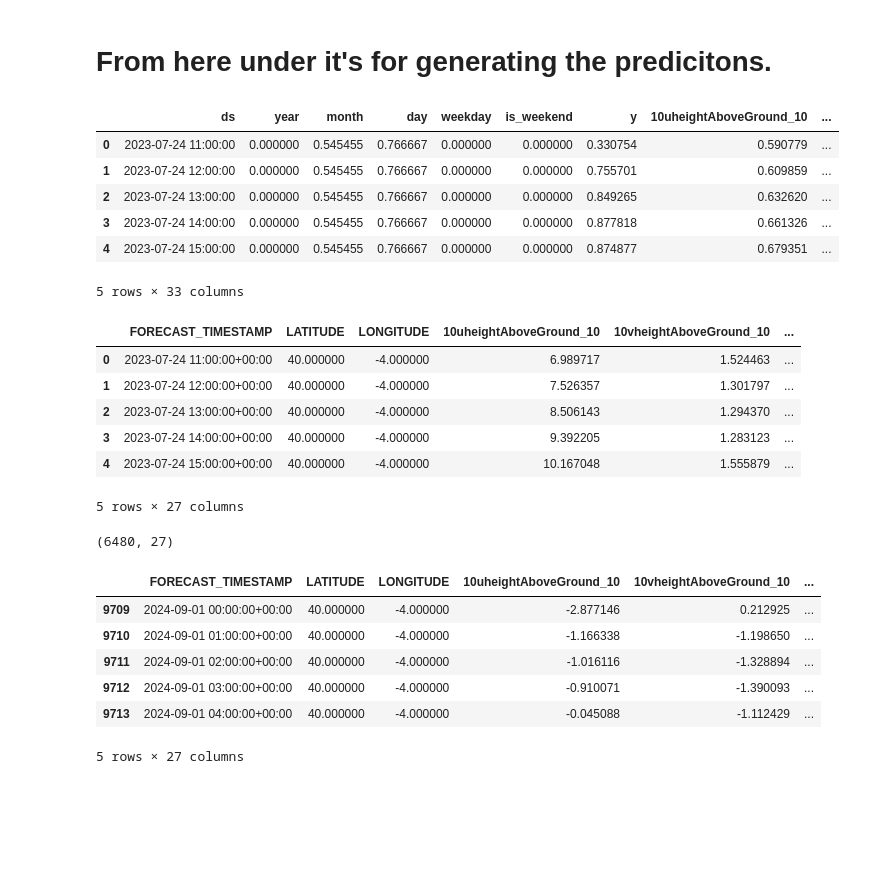
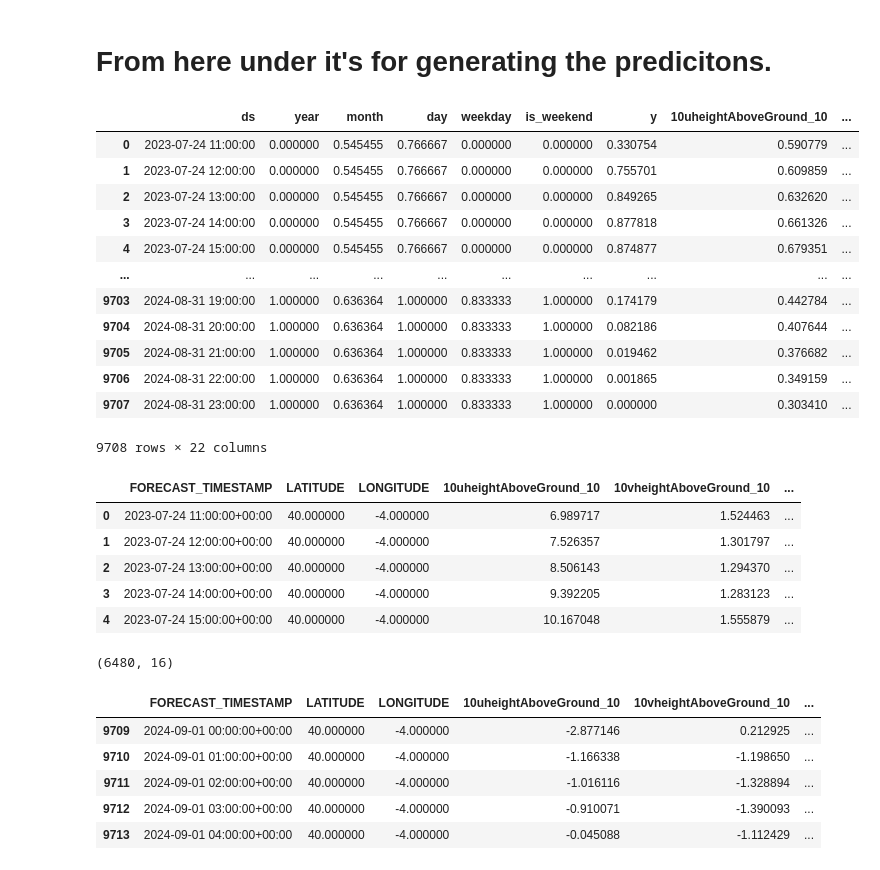
Before and after one commit to Daryox/Repsol-Datathon, a Jupyter notebook: generationLSTM.ipynb, the cells around one changed output. Cells and saved outputs as stored; diff of their text form; code cells hidden in the pictures; blank space fills up the shorter version.

```diff
--- a/generationLSTM.ipynb
+++ b/generationLSTM.ipynb
@@ -53,3 +49,11 @@ generation
 generation.shape
 # %% [output]
 (9708, 8)
+# %%
+# Add lagged columns
+generation['y_lag_6'] = generation['y'].shift(6)
+generation['y_lag_12'] = generation['y'].shift(12)
+generation['y_lag_24'] = generation['y'].shift(24)
+
+# Display the updated DataFrame
+generation.head(30)  # Display the first 30 rows to see the lagged values
@@ -67,3 +103,5 @@ len(meteo["FORECAST_TIMESTAMP"].unique())
+# %%
+meteo.drop(columns=["uheightAboveGround_80","vheightAboveGround_80","presheightAboveGround_80", "qheightAboveGround_80","theightAboveGround_80", "tsurface_0","pwatatmosphereSingleLayer_0", "2theightAboveGround_2","aptmpheightAboveGround_2", "tmaxheightAboveGround_2", "tminheightAboveGround_2"], inplace=True)
 # %%
 # Group by FORECAST_TIMESTAMP and calculate the mean for all columns
 meteo_averages = meteo.groupby('FORECAST_TIMESTAMP').mean()
@@ -298,15 +337,21 @@ Please review to see if I fucked up or something because these results CANNOT be
 # %% [markdown]
 # From here under it's for generating the predicitons.
 # %%
-generation.head()
+generation
 # %% [output]
 |  | ds | year | month | day | weekday | is_weekend | y | 10uheightAboveGround_10 | ... |
 | 0 | 2023-07-24 11:00:00 | 0.000000 | 0.545455 | 0.766667 | 0.000000 | 0.000000 | 0.330754 | 0.590779 | ... |
 | 1 | 2023-07-24 12:00:00 | 0.000000 | 0.545455 | 0.766667 | 0.000000 | 0.000000 | 0.755701 | 0.609859 | ... |
 | 2 | 2023-07-24 13:00:00 | 0.000000 | 0.545455 | 0.766667 | 0.000000 | 0.000000 | 0.849265 | 0.632620 | ... |
 | 3 | 2023-07-24 14:00:00 | 0.000000 | 0.545455 | 0.766667 | 0.000000 | 0.000000 | 0.877818 | 0.661326 | ... |
 | 4 | 2023-07-24 15:00:00 | 0.000000 | 0.545455 | 0.766667 | 0.000000 | 0.000000 | 0.874877 | 0.679351 | ... |
+| ... | ... | ... | ... | ... | ... | ... | ... | ... | ... |
+| 9703 | 2024-08-31 19:00:00 | 1.000000 | 0.636364 | 1.000000 | 0.833333 | 1.000000 | 0.174179 | 0.442784 | ... |
+| 9704 | 2024-08-31 20:00:00 | 1.000000 | 0.636364 | 1.000000 | 0.833333 | 1.000000 | 0.082186 | 0.407644 | ... |
+| 9705 | 2024-08-31 21:00:00 | 1.000000 | 0.636364 | 1.000000 | 0.833333 | 1.000000 | 0.019462 | 0.376682 | ... |
+| 9706 | 2024-08-31 22:00:00 | 1.000000 | 0.636364 | 1.000000 | 0.833333 | 1.000000 | 0.001865 | 0.349159 | ... |
+| 9707 | 2024-08-31 23:00:00 | 1.000000 | 0.636364 | 1.000000 | 0.833333 | 1.000000 | 0.000000 | 0.303410 | ... |
-5 rows × 33 columns
+9708 rows × 22 columns
 # %%
 meteo.head()
 # %% [output]
@@ -316,7 +361,6 @@ meteo.head()
 | 2 | 2023-07-24 13:00:00+00:00 | 40.000000 | -4.000000 | 8.506143 | 1.294370 | ... |
 | 3 | 2023-07-24 14:00:00+00:00 | 40.000000 | -4.000000 | 9.392205 | 1.283123 | ... |
 | 4 | 2023-07-24 15:00:00+00:00 | 40.000000 | -4.000000 | 10.167048 | 1.555879 | ... |
-5 rows × 27 columns
 # %%
 cutoff_date = '2024-09-01'
 cutoff_date1 = '2024-10-01'
@@ -325,7 +369,7 @@ aux = aux[aux['FORECAST_TIMESTAMP'] < cutoff_date1]
 # %%
 aux.shape
 # %% [output]
-(6480, 27)
+(6480, 16)
 # %%
 aux.head()
 # %% [output]
@@ -335,7 +379,6 @@ aux.head()
 | 9711 | 2024-09-01 02:00:00+00:00 | 40.000000 | -4.000000 | -1.016116 | -1.328894 | ... |
 | 9712 | 2024-09-01 03:00:00+00:00 | 40.000000 | -4.000000 | -0.910071 | -1.390093 | ... |
 | 9713 | 2024-09-01 04:00:00+00:00 | 40.000000 | -4.000000 | -0.045088 | -1.112429 | ... |
-5 rows × 27 columns
 # %%
 testdf = aux.groupby('FORECAST_TIMESTAMP').mean()
 
```
Also changed, not shown: parts of 22 cells of this notebook, 3 other files.
